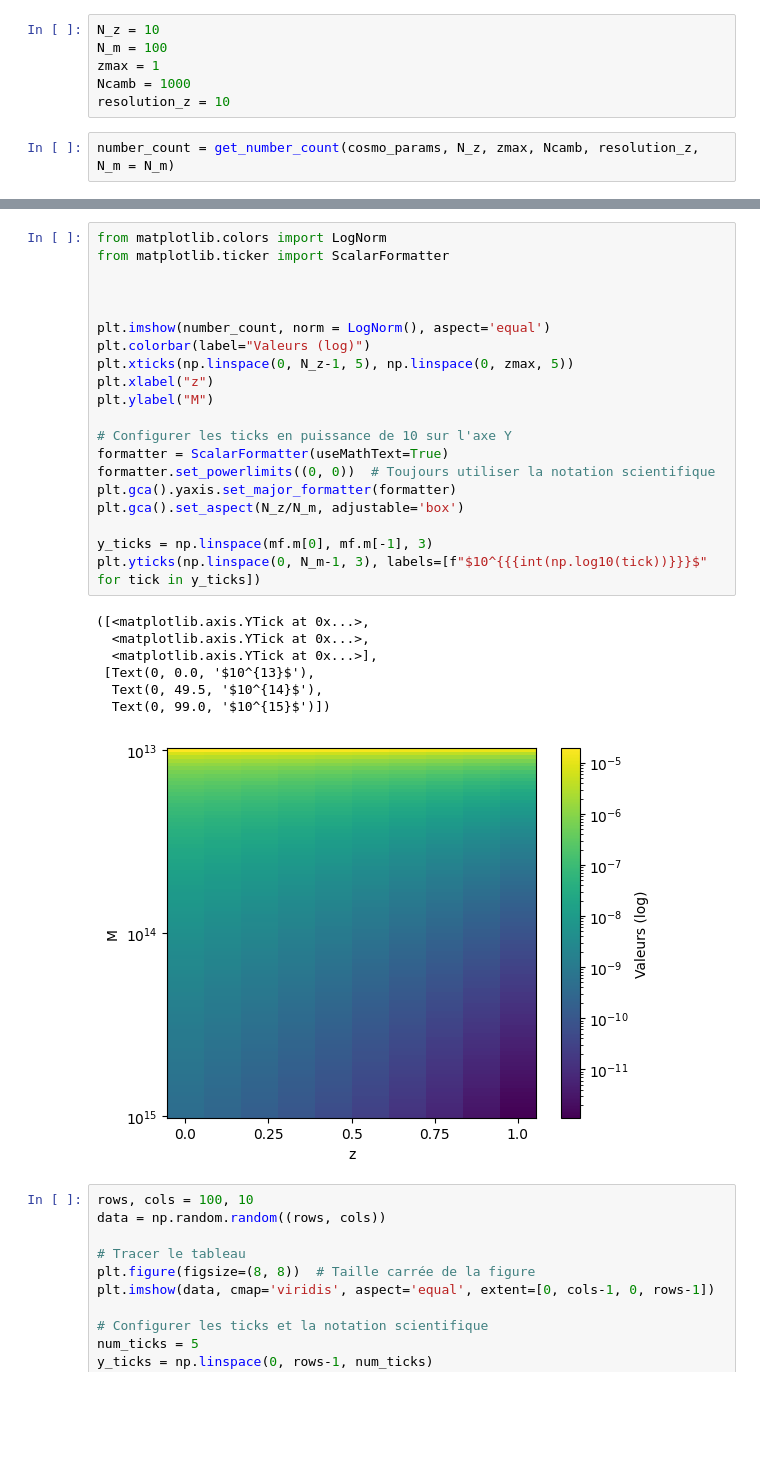
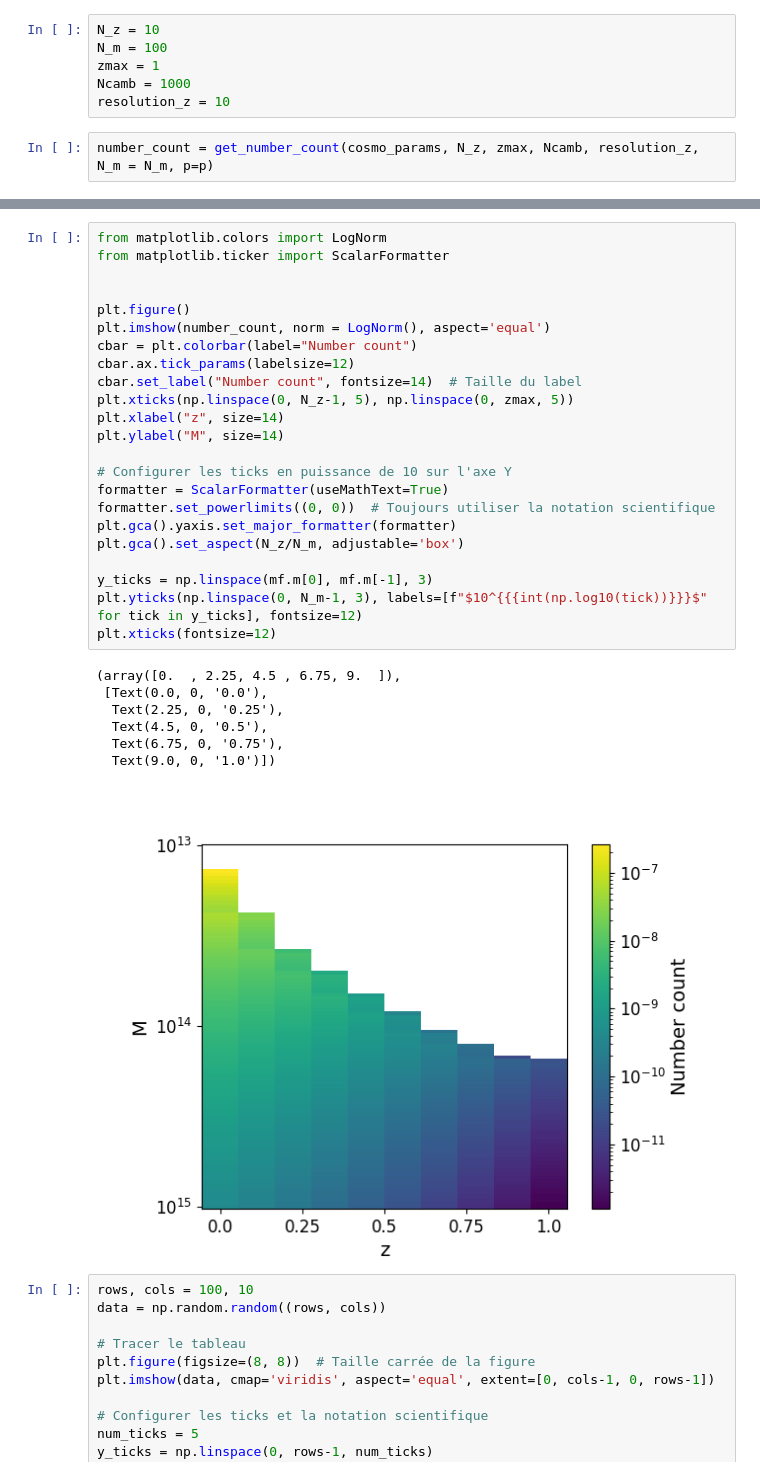
Before and after one commit to Thomas054/My_hmf, a Jupyter notebook: 2 Test_NumberCount.ipynb, the cells around one changed output, grey strips where cells are left out. Drawn from its saved outputs; the diff is of its cells as text; blank space fills up the shorter version.

Commit message:
Prise en compte de p_z(M) dans le calcul du Number Count en 2D

```diff
--- a/2 Test_NumberCount.ipynb
+++ b/2 Test_NumberCount.ipynb
@@ -122,4 +122,4 @@ zmax = 1
 Ncamb = 1000
 resolution_z = 10
 # %%
-number_count = get_number_count(cosmo_params, N_z, zmax, Ncamb, resolution_z, N_m = N_m)
+number_count = get_number_count(cosmo_params, N_z, zmax, Ncamb, resolution_z, N_m = N_m, p=p)
@@ -140,31 +146,34 @@ plt.show()
 # %%
 from matplotlib.colors import LogNorm
 from matplotlib.ticker import ScalarFormatter
 
 
-
+plt.figure()
 plt.imshow(number_count, norm = LogNorm(), aspect='equal')
-plt.colorbar(label="Valeurs (log)")
+cbar = plt.colorbar(label="Number count")
+cbar.ax.tick_params(labelsize=12)
+cbar.set_label("Number count", fontsize=14)  # Taille du label
 plt.xticks(np.linspace(0, N_z-1, 5), np.linspace(0, zmax, 5))
-plt.xlabel("z")
-plt.ylabel("M")
+plt.xlabel("z", size=14)
+plt.ylabel("M", size=14)
 
 # Configurer les ticks en puissance de 10 sur l'axe Y
 formatter = ScalarFormatter(useMathText=True)
 formatter.set_powerlimits((0, 0))  # Toujours utiliser la notation scientifique
 plt.gca().yaxis.set_major_formatter(formatter)
 plt.gca().set_aspect(N_z/N_m, adjustable='box')
 
 y_ticks = np.linspace(mf.m[0], mf.m[-1], 3)
-plt.yticks(np.linspace(0, N_m-1, 3), labels=[f"$10^{{{int(np.log10(tick))}}}$" for tick in y_ticks])
+plt.yticks(np.linspace(0, N_m-1, 3), labels=[f"$10^{{{int(np.log10(tick))}}}$" for tick in y_ticks], fontsize=12)
+plt.xticks(fontsize=12)
 # %% [output]
-([<matplotlib.axis.YTick at 0x...>,
-  <matplotlib.axis.YTick at 0x...>,
-  <matplotlib.axis.YTick at 0x...>],
- [Text(0, 0.0, '$10^{13}$'),
-  Text(0, 49.5, '$10^{14}$'),
-  Text(0, 99.0, '$10^{15}$')])
+(array([0.  , 2.25, 4.5 , 6.75, 9.  ]),
+ [Text(0.0, 0, '0.0'),
+  Text(2.25, 0, '0.25'),
+  Text(4.5, 0, '0.5'),
+  Text(6.75, 0, '0.75'),
+  Text(9.0, 0, '1.0')])
-[figure, old version]
+[figure, new version]
 # %%
 rows, cols = 100, 10
 data = np.random.random((rows, cols))
```
Also changed, not shown: parts of 3 cells of this notebook.
